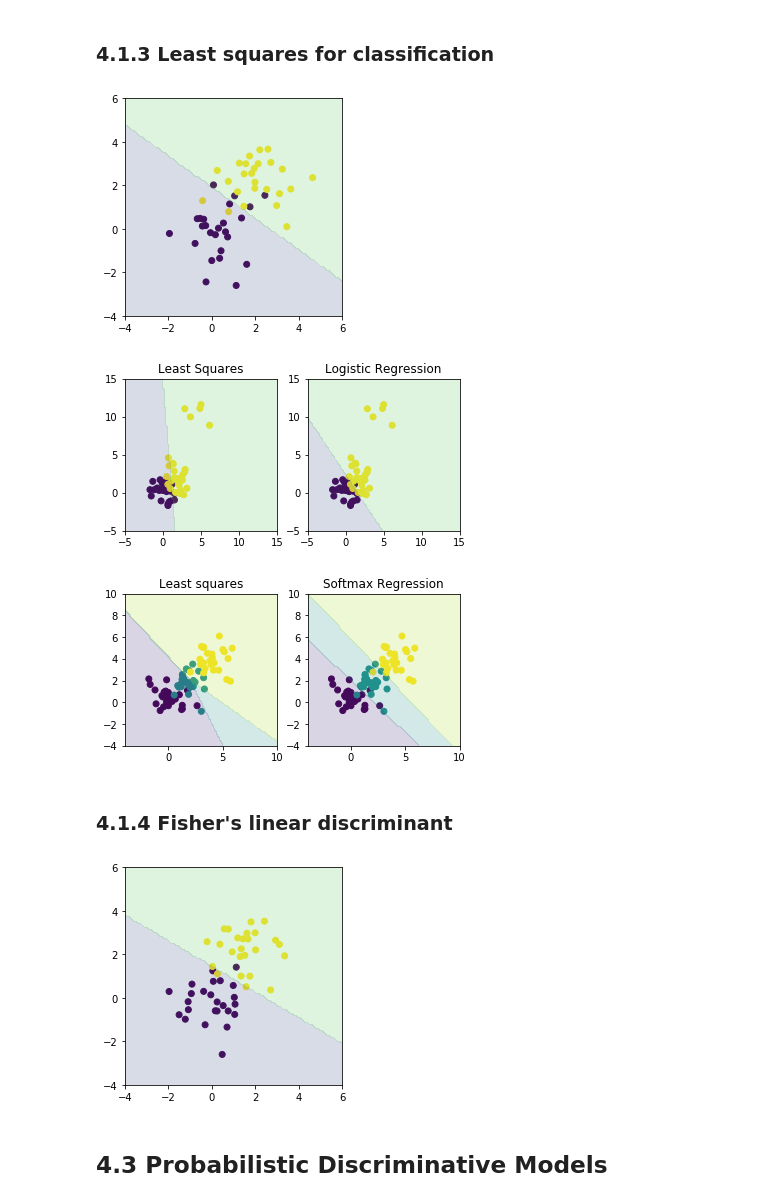
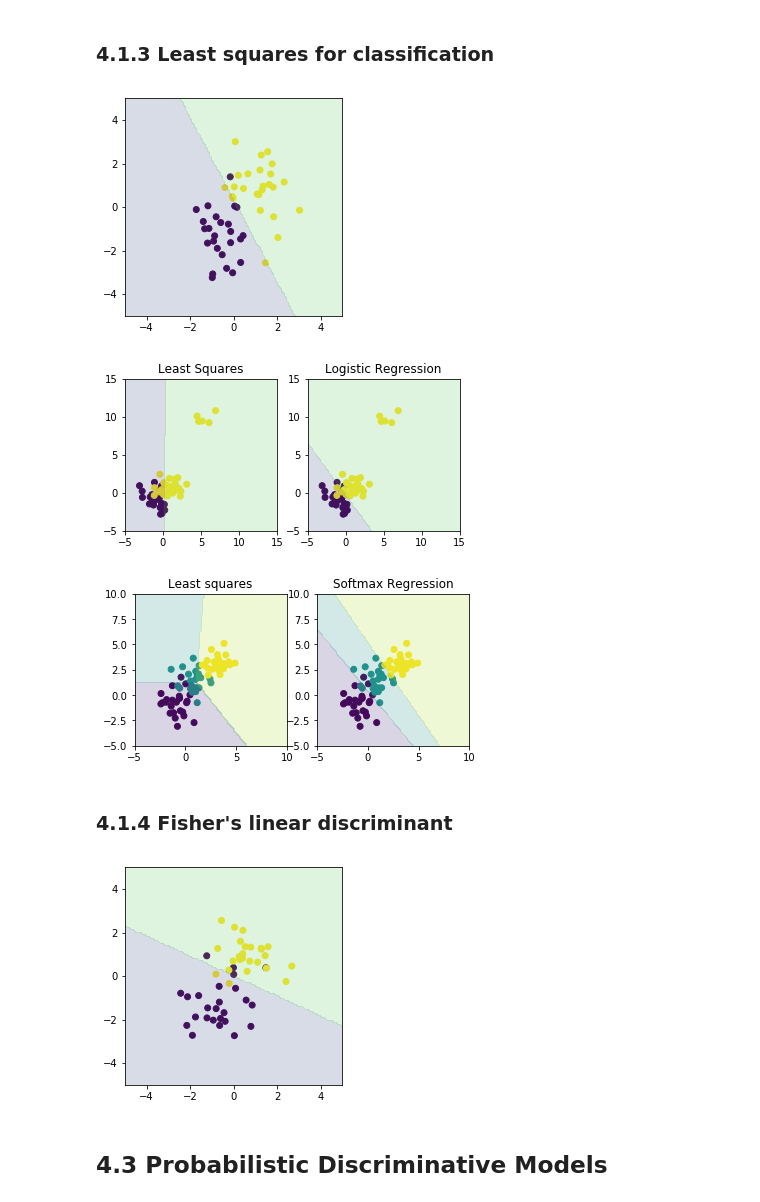
Before and after one commit to ctgk/PRML, a Jupyter notebook: notebooks/ch04_Linear_Models_for_Classfication.ipynb, the cells around one changed output. Cells and saved outputs as stored; diff of their text form; code cells hidden in the pictures.

```diff
--- a/notebooks/ch04_Linear_Models_for_Classfication.ipynb
+++ b/notebooks/ch04_Linear_Models_for_Classfication.ipynb
@@ -17,12 +19,12 @@ from prml.random import Gaussian, MultivariateGaussian
 # %%
 def create_toy_data(add_outliers=False, add_class=False):
-    x0 = np.random.normal(size=50).reshape(-1, 2)
-    x1 = np.random.normal(size=50).reshape(-1, 2) + 2.
+    x0 = np.random.normal(size=50).reshape(-1, 2) - 1
+    x1 = np.random.normal(size=50).reshape(-1, 2) + 1.
     if add_outliers:
         x_1 = np.random.normal(size=10).reshape(-1, 2) + np.array([5., 10.])
         return np.concatenate([x0, x1, x_1]), np.concatenate([np.zeros(25), np.ones(30)]).astype(np.int)
     if add_class:
-        x2 = np.random.normal(size=50).reshape(-1, 2) + 4.
+        x2 = np.random.normal(size=50).reshape(-1, 2) + 3.
         return np.concatenate([x0, x1, x2]), np.concatenate([np.zeros(25), np.ones(25), 2 + np.zeros(25)]).astype(np.int)
     return np.concatenate([x0, x1]), np.concatenate([np.zeros(25), np.ones(25)]).astype(np.int)
 # %% [markdown]
@@ -31,7 +33,7 @@ def create_toy_data(add_outliers=False, add_class=False):
 ### 4.1.3 Least squares for classification
 # %%
 x_train, y_train = create_toy_data()
-x1_test, x2_test = np.meshgrid(np.linspace(-4, 6, 100), np.linspace(-4, 6, 100))
+x1_test, x2_test = np.meshgrid(np.linspace(-5, 5, 100), np.linspace(-5, 5, 100))
 x_test = np.array([x1_test, x2_test]).reshape(2, -1).T
 
 feature = PolynomialFeatures(1)
@@ -39,17 +41,17 @@ X_train = feature.transform(x_train)
 X_test = feature.transform(x_test)
 
 model = LeastSquaresClassifier()
-model.ml(X_train, y_train)
+model.fit(X_train, y_train)
 y = model.classify(X_test)
 
 plt.scatter(x_train[:, 0], x_train[:, 1], c=y_train)
 plt.contourf(x1_test, x2_test, y.reshape(100, 100), alpha=0.2, levels=np.linspace(0, 1, 3))
-plt.xlim(-4, 6)
-plt.ylim(-4, 6)
+plt.xlim(-5, 5)
+plt.ylim(-5, 5)
 plt.gca().set_aspect('equal', adjustable='box')
 plt.show()
 # %% [output]
-[figure, old version]
+[figure, new version]
 # %%
 x_train, y_train = create_toy_data(add_outliers=True)
 x1_test, x2_test = np.meshgrid(np.linspace(-5, 15, 100), np.linspace(-5, 15, 100))
@@ -60,11 +62,11 @@ X_train = feature.transform(x_train)
 X_test = feature.transform(x_test)
 
 least_squares = LeastSquaresClassifier()
-least_squares.ml(X_train, y_train)
+least_squares.fit(X_train, y_train)
 y_ls = least_squares.classify(X_test)
 
 logistic_regressor = LogisticRegressor()
-logistic_regressor.ml(X_train, y_train)
+logistic_regressor.fit(X_train, y_train)
 y_lr = logistic_regressor.classify(X_test)
 
 plt.subplot(1, 2, 1)
@@ -83,46 +85,46 @@ plt.gca().set_aspect('equal', adjustable='box')
 plt.title("Logistic Regression")
 plt.show()
 # %% [output]
-[figure, old version]
+[figure, new version]
 # %%
 x_train, y_train = create_toy_data(add_class=True)
-x1_test, x2_test = np.meshgrid(np.linspace(-4, 10, 100), np.linspace(-4, 10, 100))
+x1_test, x2_test = np.meshgrid(np.linspace(-5, 10, 100), np.linspace(-5, 10, 100))
 x_test = np.array([x1_test, x2_test]).reshape(2, -1).T
 
 feature = PolynomialFeatures(1)
 X_train = feature.transform(x_train)
 X_test = feature.transform(x_test)
 
 least_squares = LeastSquaresClassifier()
-least_squares.ml(X_train, y_train)
+least_squares.fit(X_train, y_train)
 y_ls = least_squares.classify(X_test)
 
 logistic_regressor = SoftmaxRegressor()
-logistic_regressor.ml(X_train, y_train, max_iter=1000, learning_rate=0.01)
+logistic_regressor.fit(X_train, y_train, max_iter=1000, learning_rate=0.01)
 y_lr = logistic_regressor.classify(X_test)
 
 plt.subplot(1, 2, 1)
 plt.scatter(x_train[:, 0], x_train[:, 1], c=y_train)
 plt.contourf(x1_test, x2_test, y_ls.reshape(100, 100), alpha=0.2, levels=np.array([0., 0.5, 1.5, 2.]))
-plt.xlim(-4, 10)
-plt.ylim(-4, 10)
+plt.xlim(-5, 10)
+plt.ylim(-5, 10)
 plt.gca().set_aspect('equal', adjustable='box')
 plt.title("Least squares")
 plt.subplot(1, 2, 2)
 plt.scatter(x_train[:, 0], x_train[:, 1], c=y_train)
 plt.contourf(x1_test, x2_test, y_lr.reshape(100, 100), alpha=0.2, levels=np.array([0., 0.5, 1.5, 2.]))
-plt.xlim(-4, 10)
-plt.ylim(-4, 10)
+plt.xlim(-5, 10)
+plt.ylim(-5, 10)
 plt.gca().set_aspect('equal', adjustable='box')
 plt.title("Softmax Regression")
 plt.show()
 # %% [output]
-[figure, old version]
+[figure, new version]
 # %% [markdown]
 ### 4.1.4 Fisher's linear discriminant
 # %%
 x_train, y_train = create_toy_data()
-x1_test, x2_test = np.meshgrid(np.linspace(-4, 6, 100), np.linspace(-4, 6, 100))
+x1_test, x2_test = np.meshgrid(np.linspace(-5, 5, 100), np.linspace(-5, 5, 100))
 x_test = np.array([x1_test, x2_test]).reshape(2, -1).T
 
 model = LinearDiscriminantAnalyzer()
@@ -131,12 +133,12 @@ y = model.classify(x_test)
 
 plt.scatter(x_train[:, 0], x_train[:, 1], c=y_train)
 plt.contourf(x1_test, x2_test, y.reshape(100, 100), alpha=0.2, levels=np.linspace(0, 1, 3))
-plt.xlim(-4, 6)
-plt.ylim(-4, 6)
+plt.xlim(-5, 5)
+plt.ylim(-5, 5)
 plt.gca().set_aspect('equal', adjustable='box')
 plt.show()
 # %% [output]
-[figure, old version]
+[figure, new version]
 # %% [markdown]
 ## 4.3 Probabilistic Discriminative Models
 # %% [markdown]
```
Also changed, not shown: parts of 4 cells of this notebook, 7 other files.
